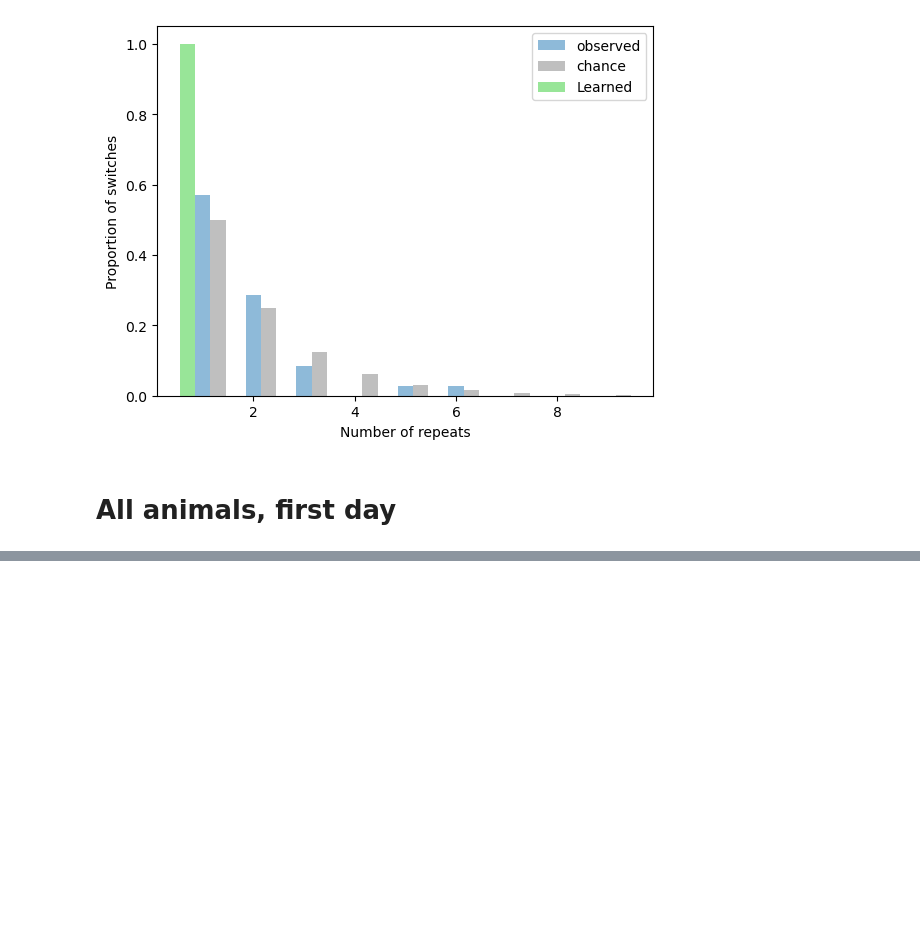
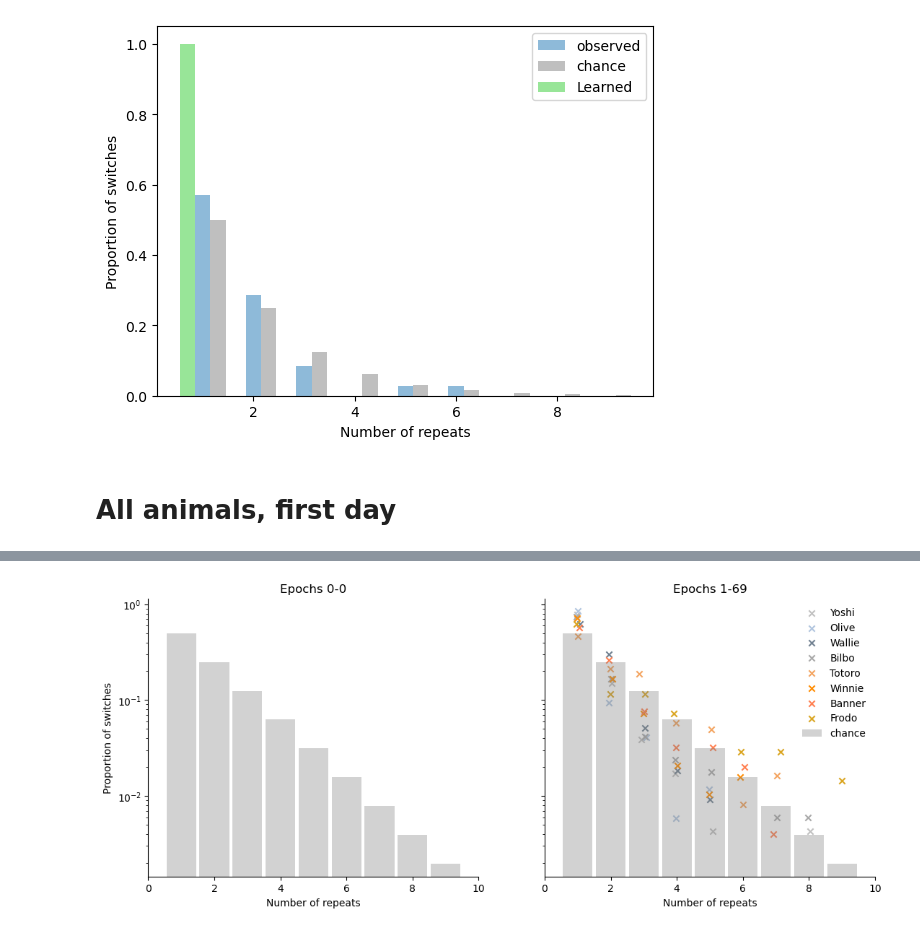
Before and after one commit to LorenFrankLab/ms_stim_analysis, a Jupyter notebook: Behavior/outbound_error_repeats.ipynb, the cells around one changed output, grey strips where cells are left out. Drawn from its saved outputs; the diff is of its cells as text; code cells hidden in the pictures; blank space fills up the shorter version.

```diff
--- a/Behavior/outbound_error_repeats.ipynb
+++ b/Behavior/outbound_error_repeats.ipynb
@@ -162,0 +174,88 @@ Text(0, 0.5, 'Proportion of switches')
+# %%
+from Style.style_guide import animal_style, transfection_style
+
+nwb_file_names_map = {
+    "Yoshi": [
+        "Yoshi20220517_.nwb",
+        "Yoshi20220518_.nwb",
+    ],
+    "Olive": ["Olive20220711_.nwb"],
+    "Wallie": ["Wallie20220922_.nwb"],
+    "Bilbo": ["Bilbo20230802_.nwb", "Bilbo20230804_.nwb"],  # no entrainment
+    "Totoro": ["Totoro20220613_.nwb", "Totoro20220614_.nwb"],
+    "Winnie": ["Winnie20220719_.nwb", "Winnie20220720_.nwb"],
+    "Banner": ["Banner20220224_.nwb", "Banner20220225_.nwb"],
+    "Frodo": [
+        "Frodo20230814_.nwb",
+    ],  # "Frodo20230815_.nwb","Frodo20230816_.nwb",]
+}
+split = 1
+epochs_list = [np.arange(0, split), np.arange(split, 70)]
+
+fig, ax_list = plt.subplots(ncols=2, figsize=(13, 5), sharey=True)
+
+pooled_results = [{'transfected':np.zeros(19),
+                  'control':np.zeros(19)} for i in range(2)]
+trial_counts = [{'transfected':0,'control':0} for _ in range(2)]
+for i, (epochs, ax) in enumerate(
+    zip(epochs_list, ax_list)
+):
+    # for i,(epochs,ax) in enumerate(zip([np.arange(0,5),np.arange(15,50)],ax_list)):
+    for j, animal in enumerate(nwb_file_names_map.keys()):
+        color = animal_style.loc[animal]["color"]
+        repeat_count = []
+        total_epoch_count = 0
+        animal_trial_count = 0
+        for nwb_file_name in nwb_file_names_map[animal]:
+            # for nwb_file_name in [nwb_file_names_map[animal][0]]:
+            day_epochs = np.max(
+                (AlternationTaskPerformance & {"nwb_file_name": nwb_file_name}).fetch(
+                    "epoch"
+                )
+            )
+            sample_epochs = epochs - total_epoch_count
+            sample_epochs = sample_epochs[sample_epochs >= 0]
+            repeat_count.extend(get_repeat_counts(nwb_file_name, epochs))
+
+            total_epoch_count += day_epochs
+            animal_trial_count += get_trial_counts(nwb_file_name,epochs)
+
+        survival = abundance_hist(repeat_count)
+        ax.scatter(
+            np.arange(1, 1 + survival.size) + np.random.normal(0, 0.05, survival.size),
+            survival,
+            label=animal,
+            marker="x",
+            color=color,
+        )
+
+
+        if animal_style.loc[animal]['background']==transfection_style['transfected']:
+            pooled_results[i]['transfected'] += survival
+            trial_counts[i]['transfected'] += animal_trial_count
+        else:
+            pooled_results[i]['control'] += survival
+            trial_counts[i]['control'] += animal_trial_count
+
+
+    x_chance = np.arange(1, 10)
+    survival_chance = 0.5 ** (x_chance)  # * x_chance
+    ax.bar(
+        x_chance,
+        survival_chance,
+        alpha=0.35,
+        facecolor="grey",
+        width=0.9,
+        label="chance",
+    )
+    ax.set_xlim(0, 10)
+    ax.set_yscale("log")
+    ax.set_xlabel("Number of repeats")
+    ax.spines[["top", "right"]].set_visible(False)
+    ax.set_title(f"Epochs {epochs[0]}-{epochs[-1]}")
+ax_list[0].set_ylabel("Proportion of switches")
+ax_list[1].legend(frameon=False)
+plt.rcParams['svg.fonttype'] = 'none'
+# plt.savefig('./Plots/fens_2024/behavior_repeats.svg',format='svg')
+# %% [output]
+[figure, added]
```
Also changed, not shown: parts of 7 cells of this notebook, 1 other file.
